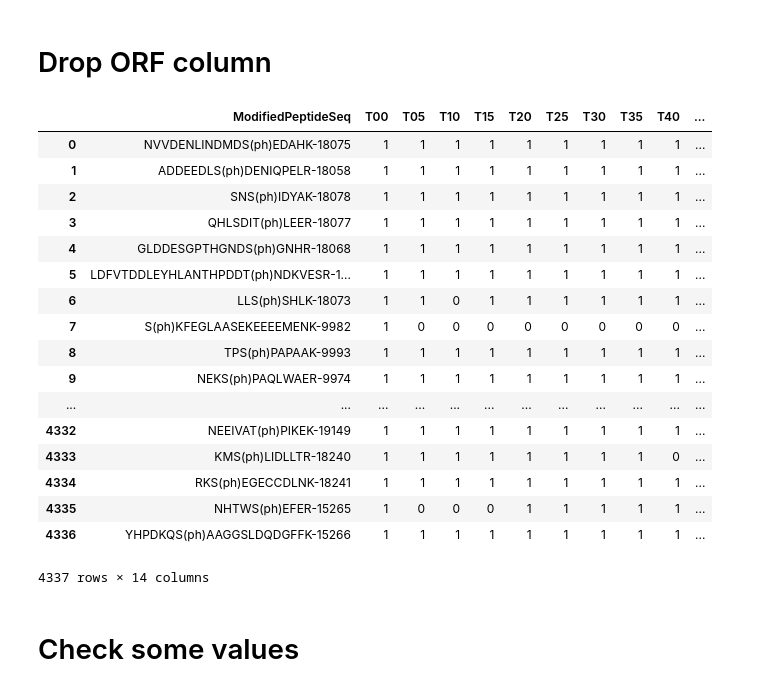
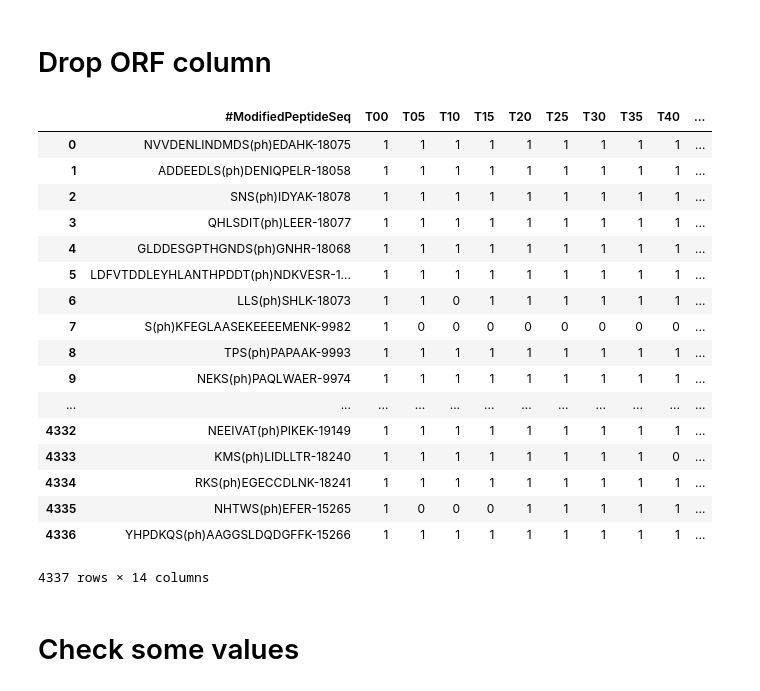
Before and after one commit to gitter-lab/osmotic-stress, a Jupyter notebook: Notebooks/ApplyThresholds/Thresholds.ipynb, the cells around one changed output. Drawn from its saved outputs; the diff is of its cells as text; code cells hidden in the pictures.

Commit message:
Update threshold notebook to make NAs in time series insignificant and add ORF header to peptide map

```diff
--- a/Notebooks/ApplyThresholds/Thresholds.ipynb
+++ b/Notebooks/ApplyThresholds/Thresholds.ipynb
@@ -16,10 +16,9 @@ import os.path
 import matplotlib.pyplot as plt
 import pandas as pd
 
-FILEPATH = r'/home/dylan/Documents/HDD/Wisconsin/osmotic-stress/Notebooks/ApplyThresholds/'
-
-temporalPhospho = FILEPATH + 'mmc2.xlsx'
-thresholdPath = FILEPATH + 'FC_thresholds.xlsx'
+# Use relative paths
+temporalPhospho = 'mmc2.xlsx'
+thresholdPath = 'FC_thresholds.xlsx'
 
 df = pd.read_excel(temporalPhospho, header = 1)
 dfThresh = pd.read_excel(thresholdPath, header = 1)
@@ -154,7 +153,7 @@ Name: T00, dtype: float64
 def threshold(fc_value, fc_min, fc_max):
     # Return 1 or 0
     #print fc_value
-    if(fc_value == 9999999):
+    if(pd.isnull(fc_value)):
         return 1
     elif(fc_value > fc_max):
         return 0
@@ -162,15 +161,12 @@ def threshold(fc_value, fc_min, fc_max):
         return 0
     else:
         return 1
-
-#WHAT TO DO ABOUT NA CASES???
 # %% [markdown]
 # Loop through the values for different time points and compare to threshold
 # %%
 # Loop over time points
 import numpy as np
 df = df.replace(r'\s+',np.nan,regex=True).replace('',np.nan)
-df = df.fillna('9999999')
 for time in dfThresh['TimePoint']:
     fc_max = dfThresh.loc[dfThresh['TimePoint'] == time, 'PhosphorylationThresh'].values
     fc_min = dfThresh.loc[dfThresh['TimePoint'] == time, 'dephosphorylationThresh'].values
@@ -202,10 +198,11 @@ df
 # %%
 dfPeptideMap = df.ix[:,'ModifiedPeptideSeq':'ORF'] #Need network input file with only sequences and identification
 
 df = df.drop('ORF', 1)
+df = df.rename(columns = {'ModifiedPeptideSeq':'#ModifiedPeptideSeq'})
 df
 # %% [output]
-|  | ModifiedPeptideSeq | T00 | T05 | T10 | T15 | T20 | T25 | T30 | T35 | T40 | ... |
+|  | #ModifiedPeptideSeq | T00 | T05 | T10 | T15 | T20 | T25 | T30 | T35 | T40 | ... |
 | 0 | NVVDENLINDMDS(ph)EDAHK-18075 | 1 | 1 | 1 | 1 | 1 | 1 | 1 | 1 | 1 | ... |
 | 1 | ADDEEDLS(ph)DENIQPELR-18058 | 1 | 1 | 1 | 1 | 1 | 1 | 1 | 1 | 1 | ... |
 | 2 | SNS(ph)IDYAK-18078 | 1 | 1 | 1 | 1 | 1 | 1 | 1 | 1 | 1 | ... |
```
Also changed, not shown: parts of 4 cells of this notebook, 1 other file.
